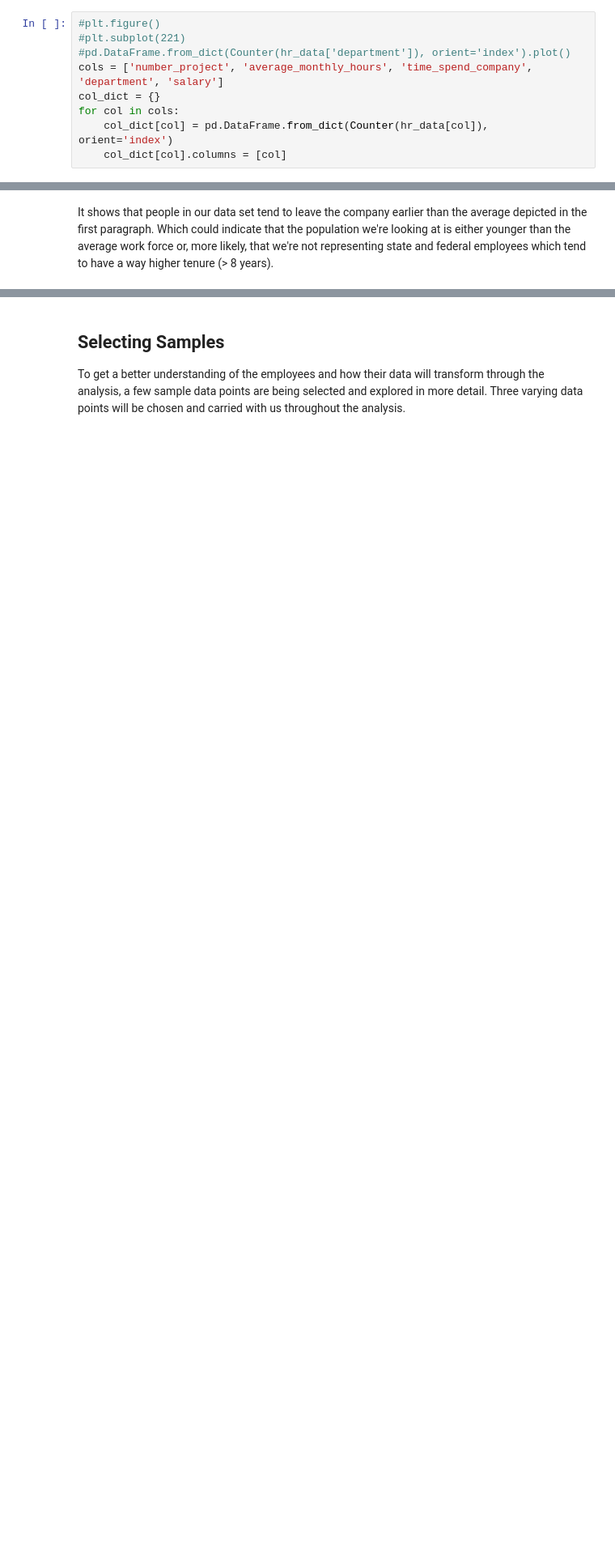
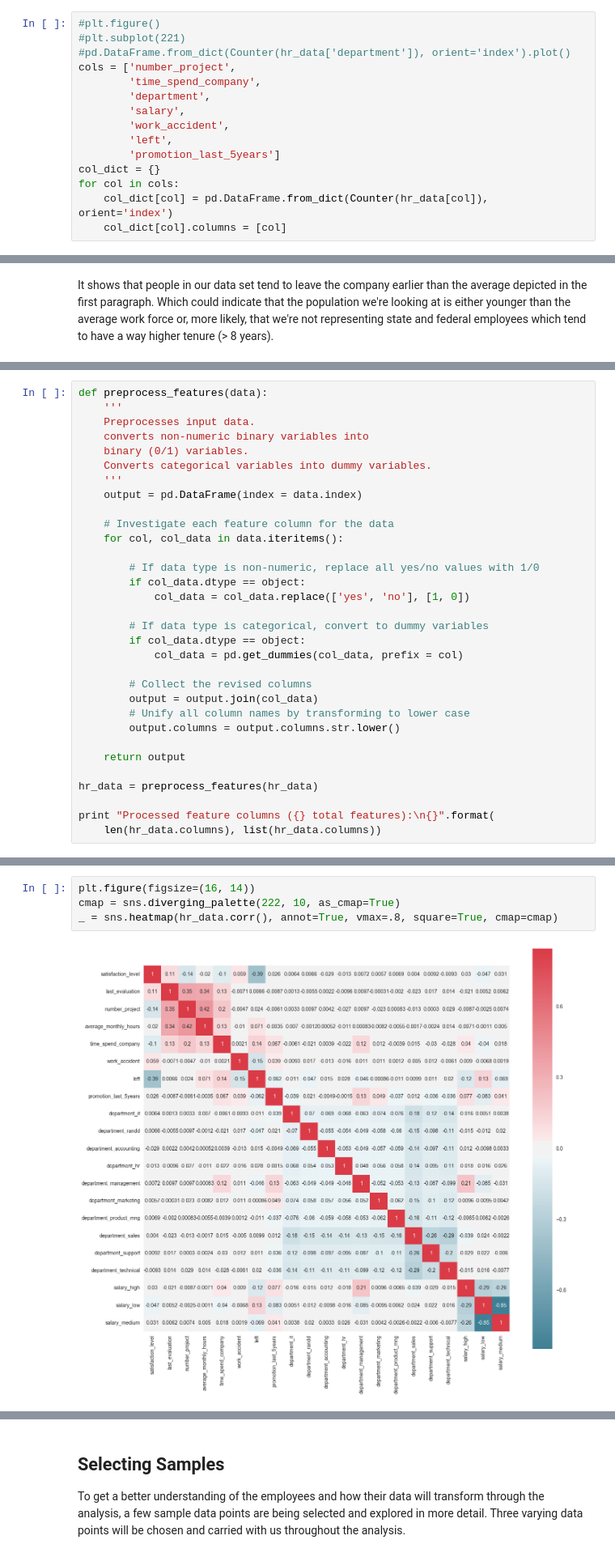
Before and after one commit to andirs/hr_predict, a Jupyter notebook: Human Resource Prediction.ipynb, the cells around one changed output, grey strips where cells are left out. Shown at 81% size. Cells and saved outputs as stored; diff of their text form; blank space fills up the shorter version.

```diff
--- a/Human Resource Prediction.ipynb
+++ b/Human Resource Prediction.ipynb
@@ -197,7 +225,13 @@ The discrete variables can be explored with
 #plt.figure()
 #plt.subplot(221)
 #pd.DataFrame.from_dict(Counter(hr_data['department']), orient='index').plot()
-cols = ['number_project', 'average_monthly_hours', 'time_spend_company', 'department', 'salary']
+cols = ['number_project',
+        'time_spend_company',
+        'department',
+        'salary',
+        'work_accident',
+        'left',
+        'promotion_last_5years']
 col_dict = {}
 for col in cols:
     col_dict[col] = pd.DataFrame.from_dict(Counter(hr_data[col]), orient='index')
@@ -309,0 +387,32 @@ It shows that people in our data set tend to leave the company earlier than the
+# %%
+def preprocess_features(data):
+    '''
+    Preprocesses input data.
+    converts non-numeric binary variables into
+    binary (0/1) variables.
+    Converts categorical variables into dummy variables.
+    '''
+    output = pd.DataFrame(index = data.index)
+
+    # Investigate each feature column for the data
+    for col, col_data in data.iteritems():
+
+        # If data type is non-numeric, replace all yes/no values with 1/0
+        if col_data.dtype == object:
+            col_data = col_data.replace(['yes', 'no'], [1, 0])
+
+        # If data type is categorical, convert to dummy variables
+        if col_data.dtype == object:
+            col_data = pd.get_dummies(col_data, prefix = col)
+
+        # Collect the revised columns
+        output = output.join(col_data)
+        # Unify all column names by transforming to lower case
+        output.columns = output.columns.str.lower()
+
+    return output
+
+hr_data = preprocess_features(hr_data)
+
+print "Processed feature columns ({} total features):\n{}".format(
+    len(hr_data.columns), list(hr_data.columns))
@@ -309,0 +426,6 @@ It shows that people in our data set tend to leave the company earlier than the
+# %%
+plt.figure(figsize=(16, 14))
+cmap = sns.diverging_palette(222, 10, as_cmap=True)
+_ = sns.heatmap(hr_data.corr(), annot=True, vmax=.8, square=True, cmap=cmap)
+# %% [output]
+[figure, added]
```
Also changed, not shown: parts of 54 cells of this notebook.
